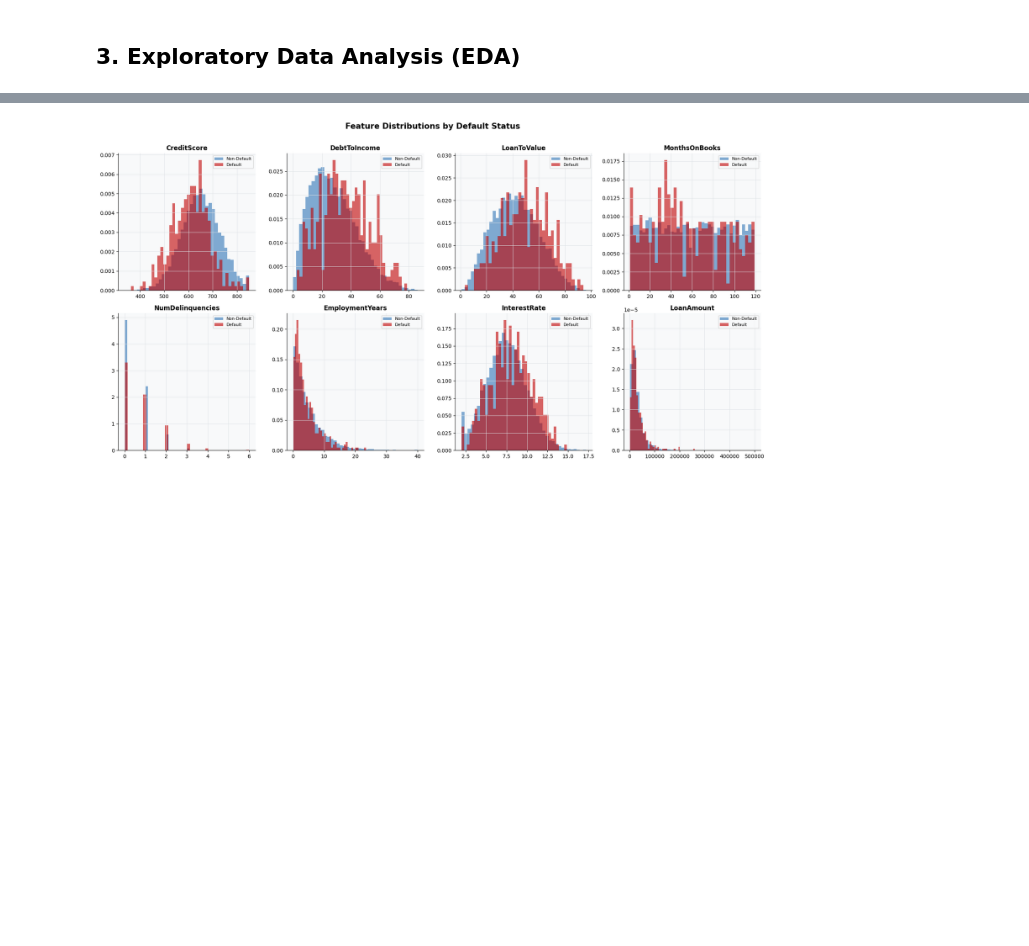
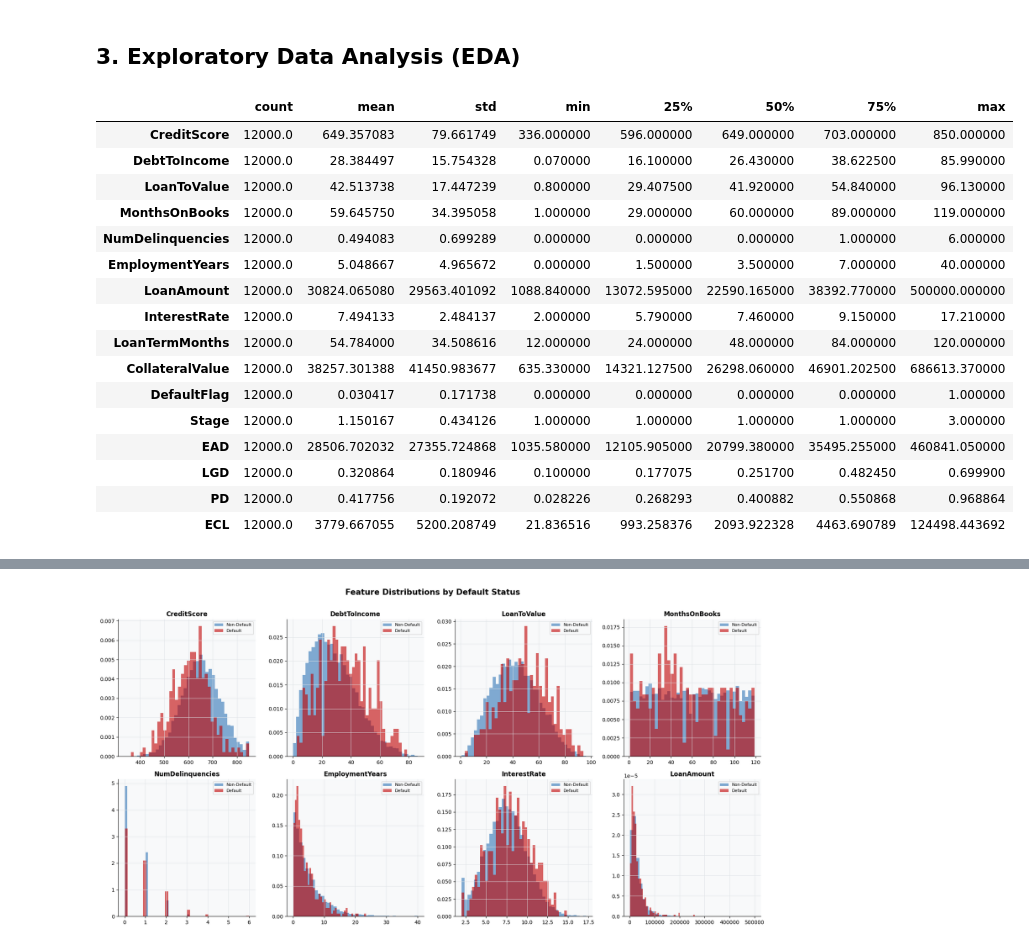
Before and after one commit to vincentmuiruri/Kaggle-Machine-Learning, a Jupyter notebook: IFRS 9 Model/IFRS9_ECL_Model.ipynb, the cells around one changed output, grey strips where cells are left out. Saved outputs shown, nothing was run; the diff lists cells and outputs as text; code cells hidden in the pictures; blank space fills up the shorter version.

```diff
--- a/IFRS 9 Model/IFRS9_ECL_Model.ipynb
+++ b/IFRS 9 Model/IFRS9_ECL_Model.ipynb
@@ -141,4 +141,24 @@ Stage 3 (Default)    : 365  (3.0%)
 | 4 | CUST000005 | 631.0 | 44.32 | 44.98 | 78 | 0 | 5.5 | ... |
 # %% [markdown]
 ## 3. Exploratory Data Analysis (EDA)
+# %%
+tranx_df.describe().T
+# %% [output]
+|  | count | mean | std | min | 25% | 50% | 75% | max |
+| CreditScore | 12000.0 | 649.357083 | 79.661749 | 336.000000 | 596.000000 | 649.000000 | 703.000000 | 850.000000 |
+| DebtToIncome | 12000.0 | 28.384497 | 15.754328 | 0.070000 | 16.100000 | 26.430000 | 38.622500 | 85.990000 |
+| LoanToValue | 12000.0 | 42.513738 | 17.447239 | 0.800000 | 29.407500 | 41.920000 | 54.840000 | 96.130000 |
+| MonthsOnBooks | 12000.0 | 59.645750 | 34.395058 | 1.000000 | 29.000000 | 60.000000 | 89.000000 | 119.000000 |
+| NumDelinquencies | 12000.0 | 0.494083 | 0.699289 | 0.000000 | 0.000000 | 0.000000 | 1.000000 | 6.000000 |
+| EmploymentYears | 12000.0 | 5.048667 | 4.965672 | 0.000000 | 1.500000 | 3.500000 | 7.000000 | 40.000000 |
+| LoanAmount | 12000.0 | 30824.065080 | 29563.401092 | 1088.840000 | 13072.595000 | 22590.165000 | 38392.770000 | 500000.000000 |
+| InterestRate | 12000.0 | 7.494133 | 2.484137 | 2.000000 | 5.790000 | 7.460000 | 9.150000 | 17.210000 |
+| LoanTermMonths | 12000.0 | 54.784000 | 34.508616 | 12.000000 | 24.000000 | 48.000000 | 84.000000 | 120.000000 |
+| CollateralValue | 12000.0 | 38257.301388 | 41450.983677 | 635.330000 | 14321.127500 | 26298.060000 | 46901.202500 | 686613.370000 |
+| DefaultFlag | 12000.0 | 0.030417 | 0.171738 | 0.000000 | 0.000000 | 0.000000 | 0.000000 | 1.000000 |
+| Stage | 12000.0 | 1.150167 | 0.434126 | 1.000000 | 1.000000 | 1.000000 | 1.000000 | 3.000000 |
+| EAD | 12000.0 | 28506.702032 | 27355.724868 | 1035.580000 | 12105.905000 | 20799.380000 | 35495.255000 | 460841.050000 |
+| LGD | 12000.0 | 0.320864 | 0.180946 | 0.100000 | 0.177075 | 0.251700 | 0.482450 | 0.699900 |
+| PD | 12000.0 | 0.417756 | 0.192072 | 0.028226 | 0.268293 | 0.400882 | 0.550868 | 0.968864 |
+| ECL | 12000.0 | 3779.667055 | 5200.208749 | 21.836516 | 993.258376 | 2093.922328 | 4463.690789 | 124498.443692 |
 # %%
```
Also changed, not shown: parts of 2 cells of this notebook, 1 other file.
